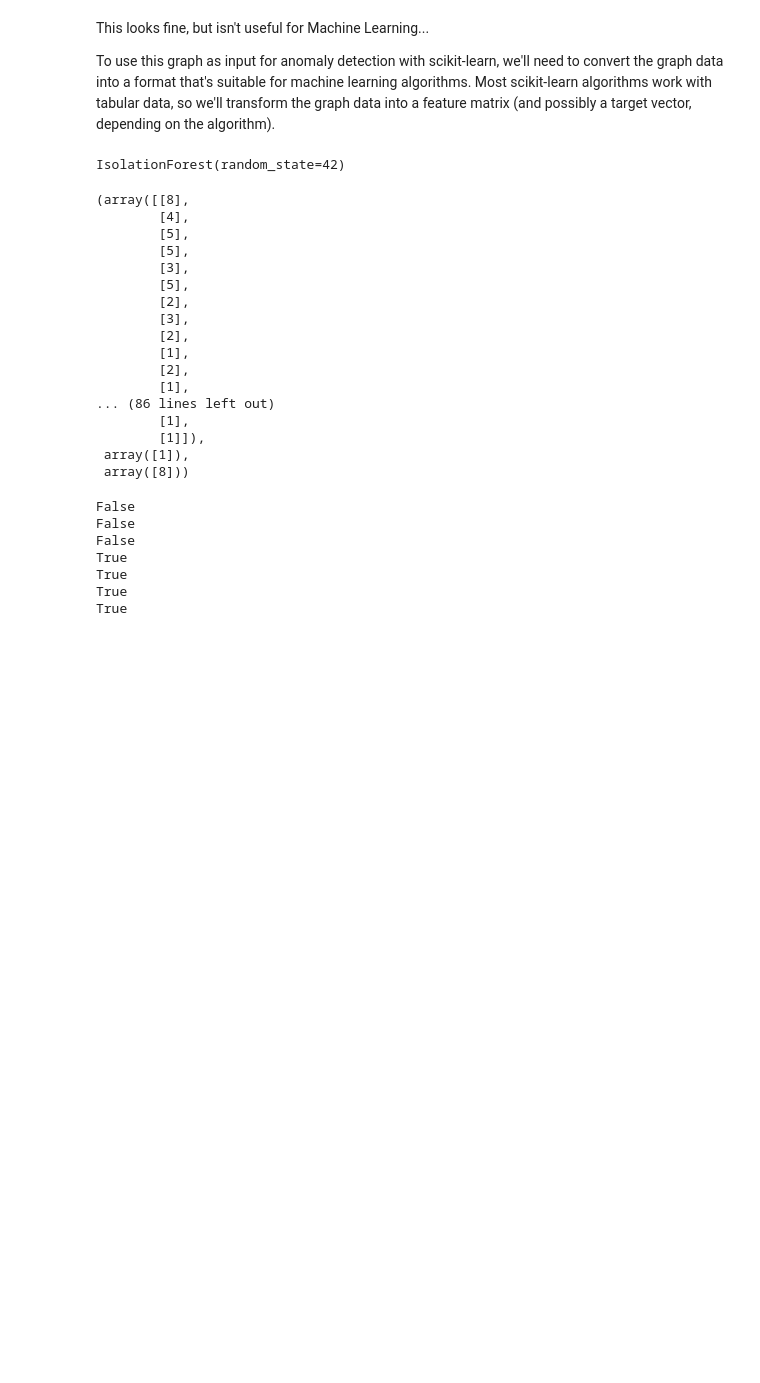
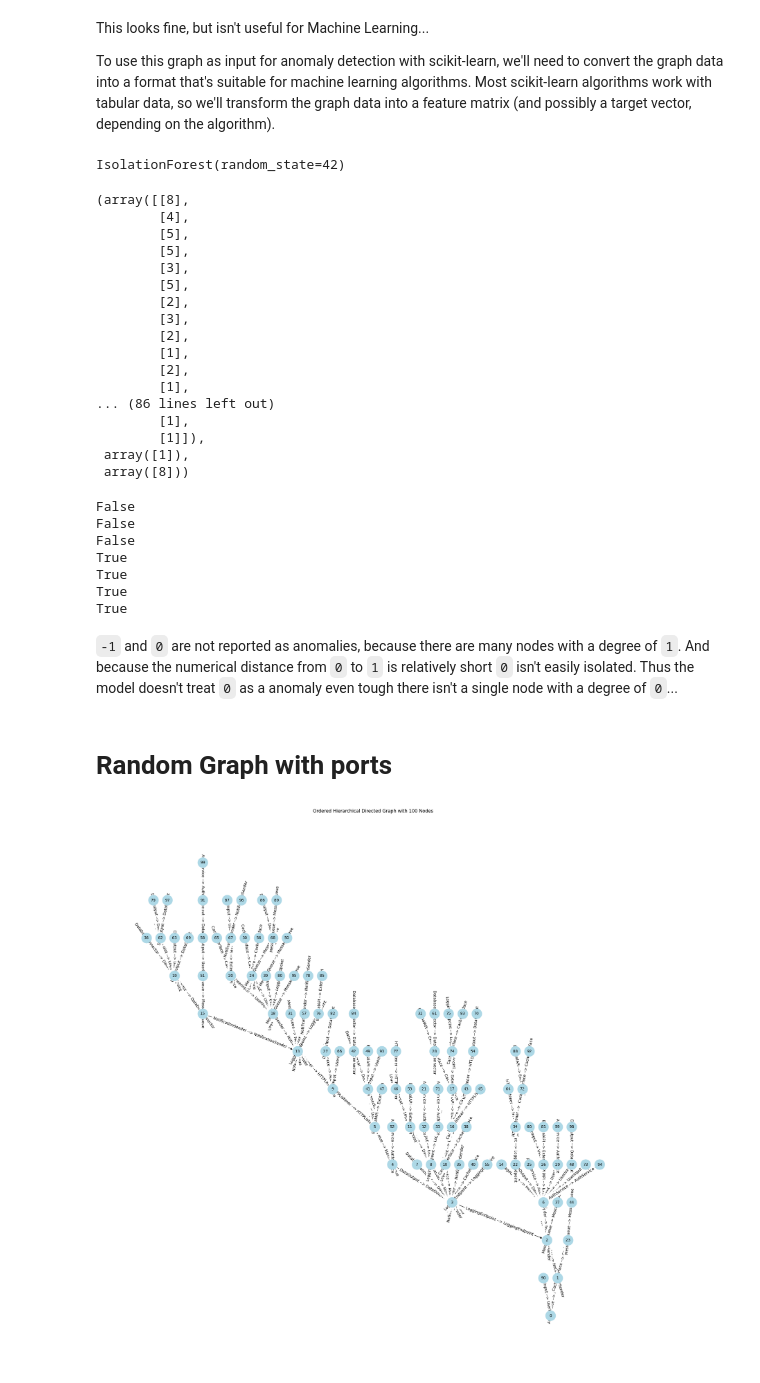
Before and after one commit to M0r13n/ml-playground, a Jupyter notebook: graph/UML.ipynb, the cells around one changed output. Saved outputs shown, nothing was run; the diff lists cells and outputs as text; code cells hidden in the pictures; blank space fills up the shorter version.

```diff
--- a/graph/UML.ipynb
+++ b/graph/UML.ipynb
@@ -128,3 +135,54 @@ True
 True
 True
 True
+# %% [markdown]
+`-1` and `0` are not reported as anomalies, because there are many nodes with a degree of `1`. And because the numerical distance from `0` to `1` is relatively short `0` isn't easily isolated. Thus the model doesn't treat `0` as a anomaly even tough there isn't a single node with a degree of `0`...
+# %% [markdown]
+# Random Graph with ports
+# %%
+import networkx as nx
+import matplotlib.pyplot as plt
+import random
+
+PORT_NAMES = [
+    "HTTPListener",
+    "DatabaseConnector",
+    "AuthService",
+    "UserInput",
+    "DataOutput",
+    "CacheInterface",
+    "MessageQueue",
+    "ExternalAPI",
+    "NotificationSender",
+    "LoggingEndpoint"
+]
+
+
+# Number of nodes
+num_nodes = 100
+
+# Create a directed graph
+G = nx.DiGraph()
+
+# Add nodes
+for i in range(num_nodes):
+    G.add_node(i)
+
+# Adding edges - creating a hierarchy
+for i in range(1, num_nodes):
+    port_name = random.choice(PORT_NAMES)
+    G.add_edge(i, random.randint(0, i - 1), source_port=port_name, destination_port=port_name)
+
+# Edge edge names
+edge_labels = get_edge_labels_from_ports(G)
+# %%
+# Draw the graph with a tree layout
+plt.figure(figsize=(20, 20))
+
+pos = nx.nx_agraph.graphviz_layout(G, prog='dot') # ,args="-Grankdir=LR"
+nx.draw(G, pos, with_labels=True, node_size=700, node_color="lightblue", font_size=10, arrows=True)
+nx.draw_networkx_edge_labels(G, pos, edge_labels=edge_labels)
+plt.title('Ordered Hierarchical Directed Graph with 100 Nodes')
+plt.show()
+# %% [output]
+[figure, added]
```
Also changed, not shown: parts of 4 cells of this notebook.
